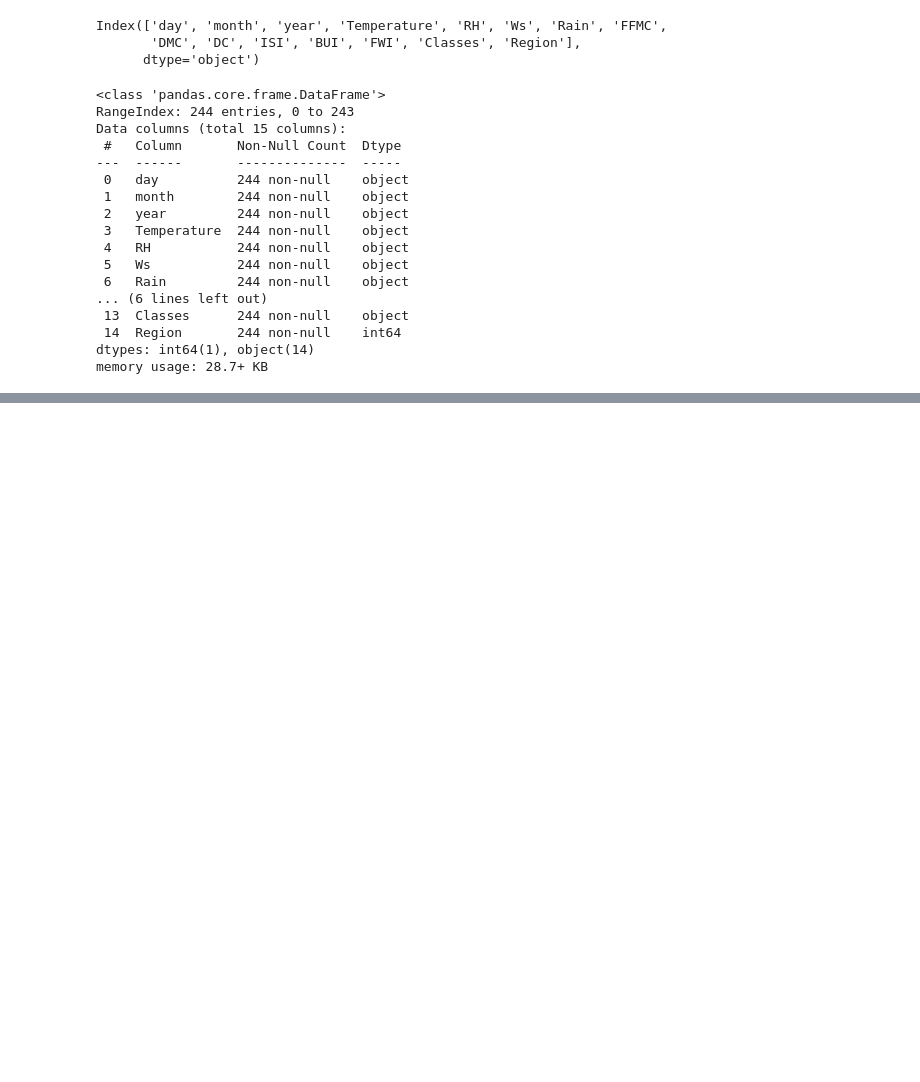
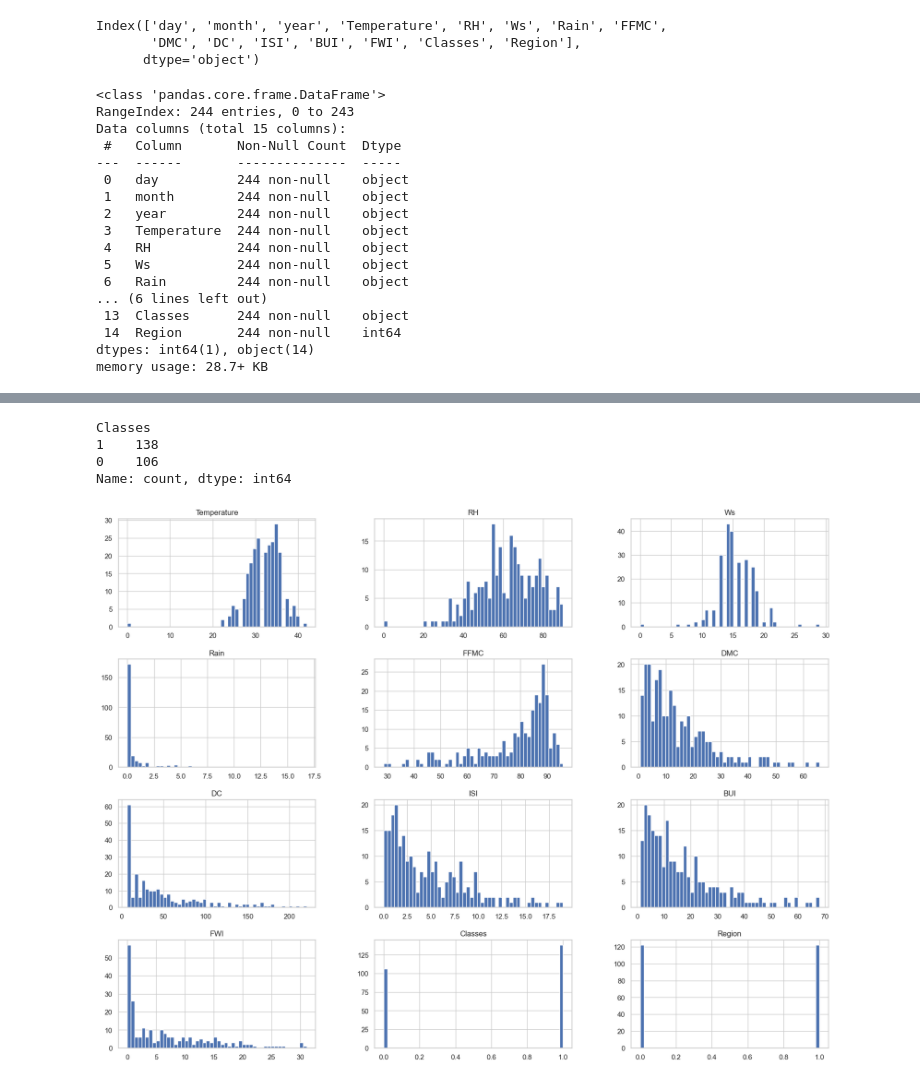
Before and after one commit to abhishekpr13/code, a Jupyter notebook: New_MLProject/EDA_Data.ipynb, the cells around one changed output, grey strips where cells are left out. Cells and saved outputs as stored; diff of their text form; code cells hidden in the pictures; blank space fills up the shorter version.

```diff
--- a/New_MLProject/EDA_Data.ipynb
+++ b/New_MLProject/EDA_Data.ipynb
@@ -224,0 +272,13 @@ ValueError: invalid literal for int() with base 10: 'day'
+# %%
+
+# List of columns with object data type
+objects = [col for col in df.columns if df[col].dtype == 'object']
+
+# Convert object columns to float, except for 'Classes'
+for col in objects:
+    if col != 'Classes':
+        # Convert to numeric, coercing errors to NaN
+        df[col] = pd.to_numeric(df[col], errors='coerce')
+
+# Check the data types of the DataFrame to confirm changes
+print(df.dtypes)
@@ -224,0 +331,3 @@ ValueError: invalid literal for int() with base 10: 'day'
+# %%
+#drop day month and year
+df_copy = df.drop(['day','month','year'],axis=1)
@@ -224,0 +343,3 @@ ValueError: invalid literal for int() with base 10: 'day'
+# %%
+#encoding of the categories in classes
+df_copy['Classes'] = np.where(df_copy ['Classes'].str.contains('not fire'),0,1)
@@ -224,0 +355,17 @@ ValueError: invalid literal for int() with base 10: 'day'
+# %%
+df_copy['Classes'].value_counts()
+# %% [output]
+Classes
+1    138
+0    106
+Name: count, dtype: int64
+# %%
+## Plot density plot for all featiures
+import seaborn as sns
+
+
+
+df_copy.hist(bins=50, figsize=(20, 15))
+plt.show()
+# %% [output]
+[figure, added]
```
Also changed, not shown: parts of 21 cells of this notebook, 2 other files.
